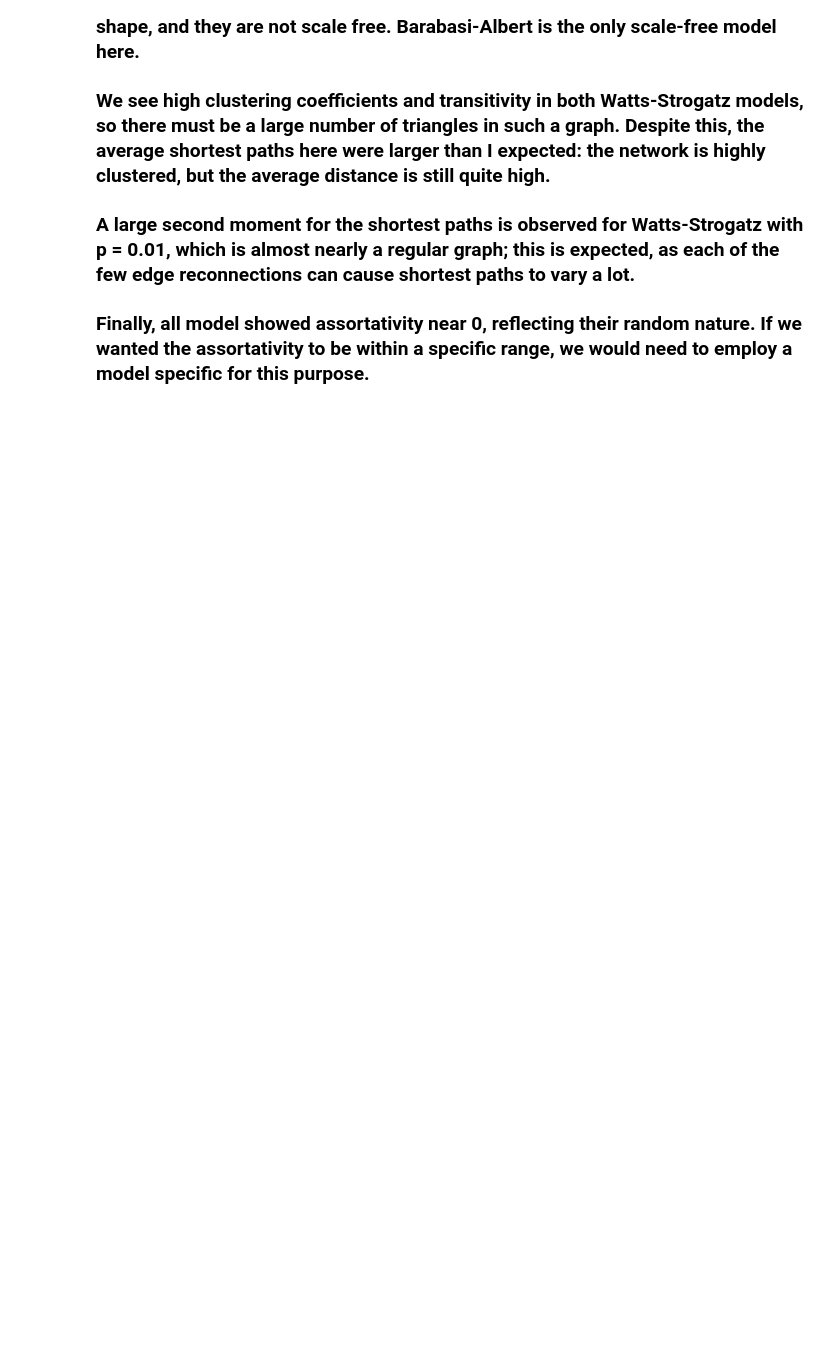
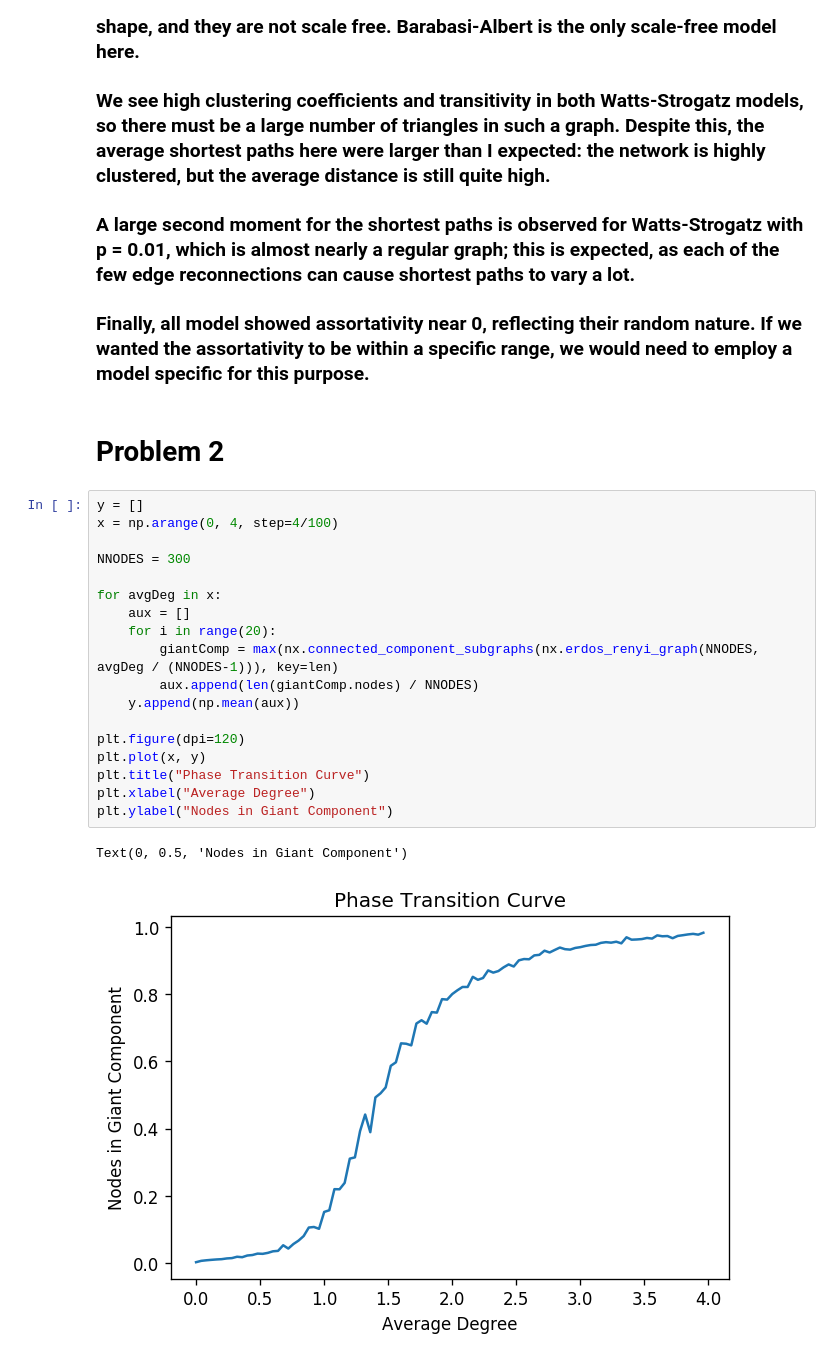
Before and after one commit to matheushjs/sandbox, a Jupyter notebook: complex_nets/lista3.ipynb, the cells around one changed output. Cells and saved outputs as stored; diff of their text form; blank space fills up the shorter version.

Commit message:
Finish problem 2

```diff
--- a/complex_nets/lista3.ipynb
+++ b/complex_nets/lista3.ipynb
@@ -153,3 +153,26 @@ Degree distributions. Each row is:
 ### A large second moment for the shortest paths is observed for Watts-Strogatz with p = 0.01, which is almost nearly a regular graph; this is expected, as each of the few edge reconnections can cause shortest paths to vary a lot.
 
 ### Finally, all model showed assortativity near 0, reflecting their random nature. If we wanted the assortativity to be within a specific range, we would need to employ a model specific for this purpose.
+# %% [markdown]
+# Problem 2
+# %%
+y = []
+x = np.arange(0, 4, step=4/100)
+
+NNODES = 300
+
+for avgDeg in x:
+    aux = []
+    for i in range(20):
+        giantComp = max(nx.connected_component_subgraphs(nx.erdos_renyi_graph(NNODES, avgDeg / (NNODES-1))), key=len)
+        aux.append(len(giantComp.nodes) / NNODES)
+    y.append(np.mean(aux))
+
+plt.figure(dpi=120)
+plt.plot(x, y)
+plt.title("Phase Transition Curve")
+plt.xlabel("Average Degree")
+plt.ylabel("Nodes in Giant Component")
+# %% [output]
+Text(0, 0.5, 'Nodes in Giant Component')
+[figure, added]
```
Also changed, not shown: parts of 6 cells of this notebook.
